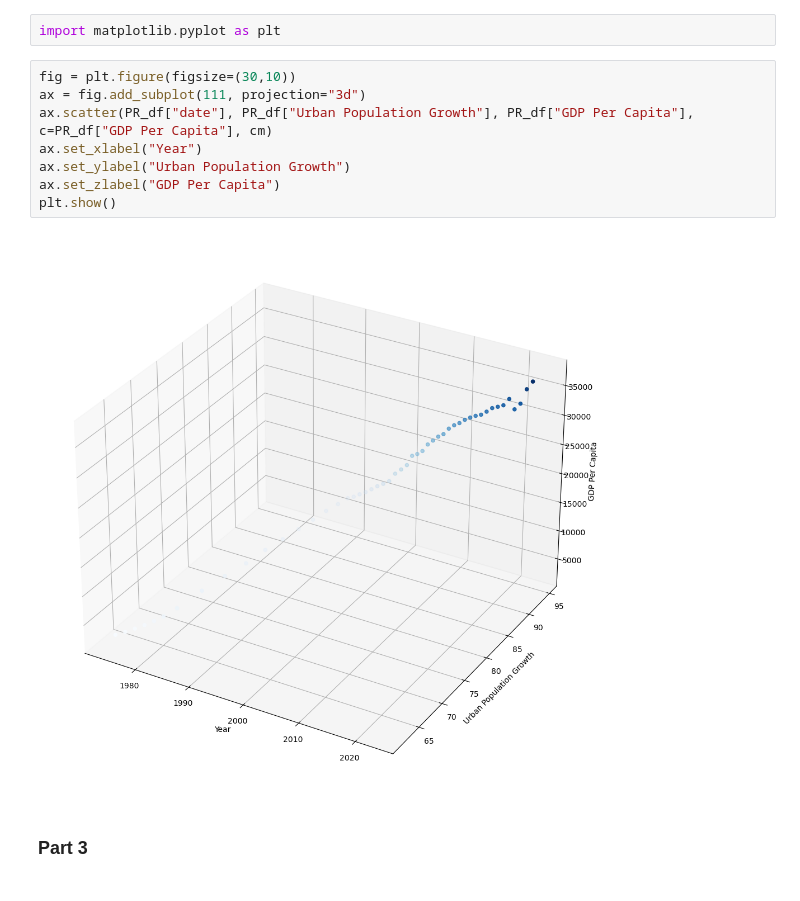
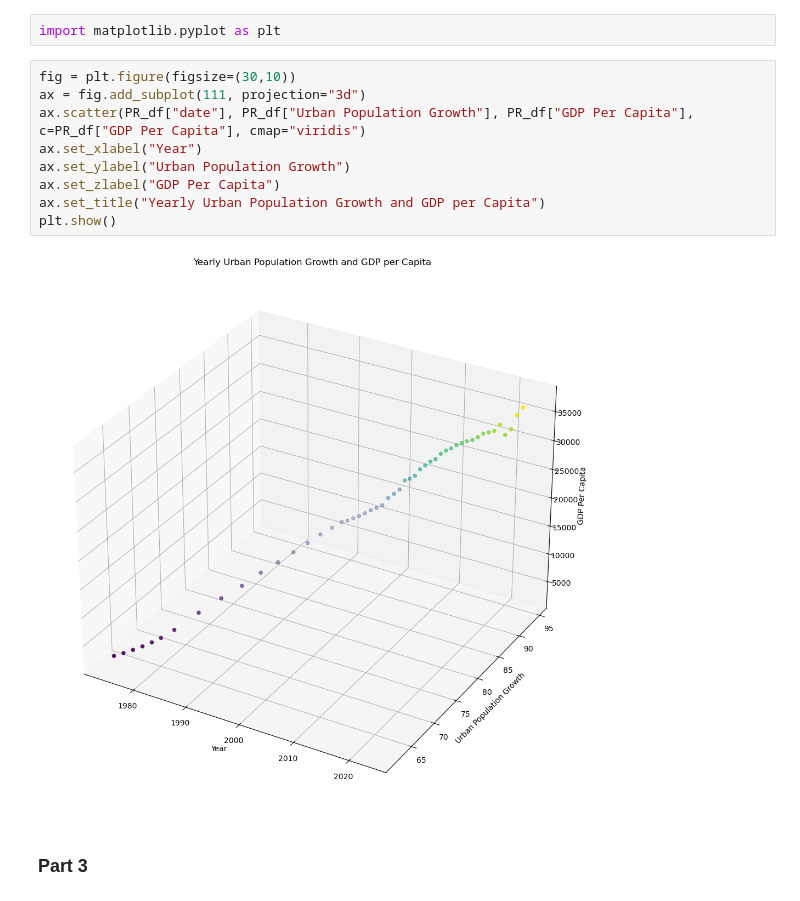
Before and after one commit to berkemaltepe/2025-Spring-DS3000, a Jupyter notebook: Phase2.ipynb, the cells around one changed output. Cells and saved outputs as stored; diff of their text form.

```diff
--- a/Phase2.ipynb
+++ b/Phase2.ipynb
@@ -123,13 +123,14 @@ import matplotlib.pyplot as plt
 # %%
 fig = plt.figure(figsize=(30,10))
 ax = fig.add_subplot(111, projection="3d")
-ax.scatter(PR_df["date"], PR_df["Urban Population Growth"], PR_df["GDP Per Capita"], c=PR_df["GDP Per Capita"], cm)
+ax.scatter(PR_df["date"], PR_df["Urban Population Growth"], PR_df["GDP Per Capita"], c=PR_df["GDP Per Capita"], cmap="viridis")
 ax.set_xlabel("Year")
 ax.set_ylabel("Urban Population Growth")
 ax.set_zlabel("GDP Per Capita")
+ax.set_title("Yearly Urban Population Growth and GDP per Capita")
 plt.show()
 # %% [output]
-[figure, old version]
+[figure, new version]
 # %% [markdown]
 ### Part 3
 # %% [markdown]
```
